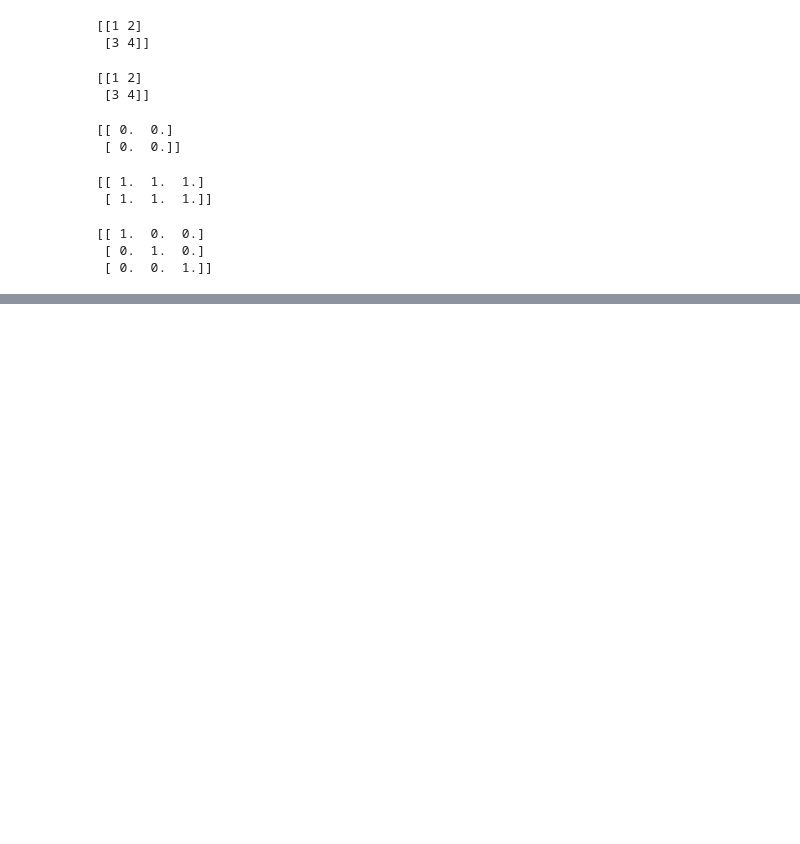
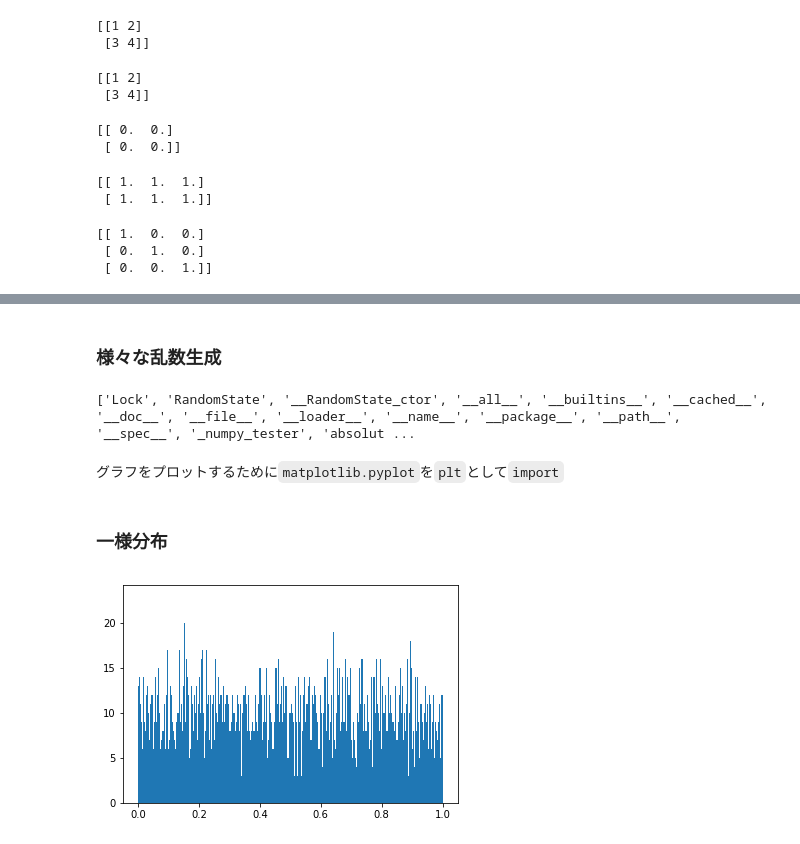
Before and after one commit to Scstechr/D-WiSE_LT, a Jupyter notebook: 180301/codes/Numpy_and_Python_Crash_Course.ipynb, the cells around one changed output, grey strips where cells are left out. Saved outputs shown, nothing was run; the diff lists cells and outputs as text; code cells hidden in the pictures; blank space fills up the shorter version.

```diff
--- a/180301/codes/Numpy_and_Python_Crash_Course.ipynb
+++ b/180301/codes/Numpy_and_Python_Crash_Course.ipynb
@@ -190,0 +247,8 @@ print(array)
+# %% [markdown]
+### 様々な乱数生成
+# %%
+print(dir(np.random))
+# %% [output]
+['Lock', 'RandomState', '__RandomState_ctor', '__all__', '__builtins__', '__cached__', '__doc__', '__file__', '__loader__', '__name__', '__package__', '__path__', '__spec__', '_numpy_tester', 'absolut ...
+# %% [markdown]
+グラフをプロットするために`matplotlib.pyplot`を`plt`として`import`
@@ -190,0 +257,8 @@ print(array)
+# %% [markdown]
+### 一様分布
+# %%
+R = np.random.rand(10000)
+plt.hist(R, bins=1000)
+plt.show()
+# %% [output]
+[figure, added]
```
Also changed, not shown: parts of 47 cells of this notebook.
